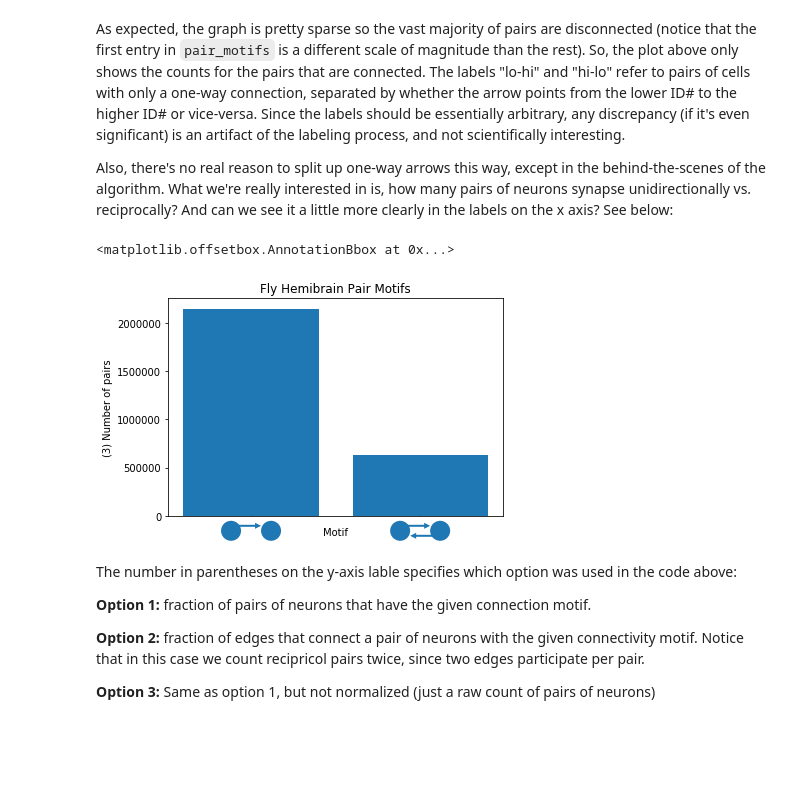
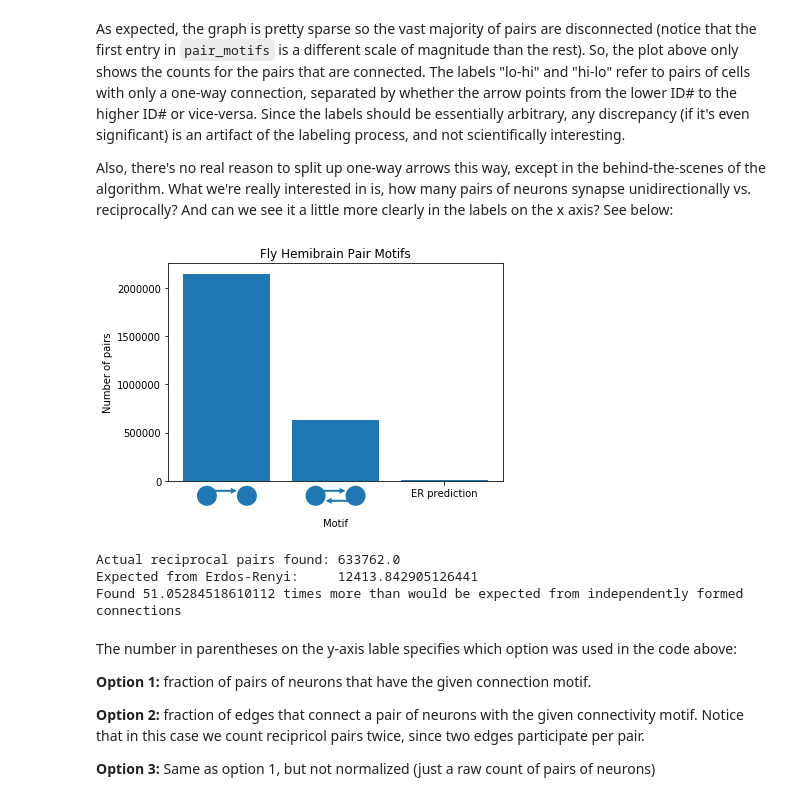
Before and after one commit to celiibrendan/nx_graph_utils, a Jupyter notebook: fly_hemibrain.ipynb, the cells around one changed output. Saved outputs shown, nothing was run; the diff lists cells and outputs as text; code cells hidden in the pictures; blank space fills up the shorter version.

Commit message:
update figure for ATLab workshop

```diff
--- a/fly_hemibrain.ipynb
+++ b/fly_hemibrain.ipynb
@@ -203,40 +207,54 @@ def triplet_motif_graphic(M,graph_x_value, xybox=(0,-5), circle_radius=10, arrow
                              bboxprops={"edgecolor" : "none"})
     return motif_ab
 # %%
-import matplotlib.patches as mpatches
-from matplotlib.offsetbox import DrawingArea, OffsetImage, AnnotationBbox
+# import matplotlib.patches as mpatches
+# from matplotlib.offsetbox import DrawingArea, OffsetImage, AnnotationBbox
 
 n_edges = nx.number_of_edges(FlyBrain)
 n_pairs = n_nodes * (n_nodes - 1) // 2
+
+ER_expected_reciprocal = (nx.density(FlyBrain) ** 2) * n_pairs
 
 # The second answer from stackoverflow:
 fig, ax = plt.subplots()
 # Option 1: Normalize by number of pairs
 # ax.bar([1,2], [(pair_motifs[1] + pair_motifs[2]) / n_pairs, pair_motifs[3] / n_pairs])
 # plt.ylabel("(1) Fraction of pairs")
 
 # Option 2: Normalize by number of edges. In this case, double count reciprocal connections
 # ax.bar([1,2], [(pair_motifs[1] + pair_motifs[2]) / n_edges, 2 * pair_motifs[3] / n_edges])
 # plt.ylabel("(2) Fraction of edges")
 
 # Option 3: Unnormalized (just the counts)
-ax.bar([1,2], [(pair_motifs[1] + pair_motifs[2]), pair_motifs[3]])
-plt.ylabel("(3) Number of pairs")
+plot_option = 3
+ax.bar([1,2,3], [(pair_motifs[1] + pair_motifs[2]), pair_motifs[3], ER_expected_reciprocal])
+plt.ylabel("Number of pairs")
 
-plt.xlabel("Motif")
+plt.xlabel("Motif", labelpad=20)
 plt.title("Fly Hemibrain Pair Motifs")
 
-ax.get_xaxis().set_ticks([1,2])
-ax.get_xaxis().set_ticklabels([])
+ax.get_xaxis().set_ticks([1,2,3])
+ax.get_xaxis().set_ticklabels(["1 way","recip"])
 
 # one-way arrow motif graphic:
 ax.add_artist(pair_motif_graphic(np.array([[0,1],[0,0]]), 1))
 
 # two-way arrow motif graphic:
 ax.add_artist(pair_motif_graphic(np.array([[0,1],[1,0]]), 2))
+
+# if option 3 is used, add one more pair motif image
+if plot_option is 3:
+    ax.get_xaxis().set_ticklabels(["1 way", "recip", "ER prediction"])
 # %% [output]
-<matplotlib.offsetbox.AnnotationBbox at 0x...>
-[figure, old version]
+[figure, new version]
+# %%
+print("Actual reciprocal pairs found:",pair_motifs[3])
+print("Expected from Erdos-Renyi:    ",ER_expected_reciprocal)
+print("Found",pair_motifs[3]/ER_expected_reciprocal,"times more than would be expected from independently formed connections")
+# %% [output]
+Actual reciprocal pairs found: 633762.0
+Expected from Erdos-Renyi:     12413.842905126441
+Found 51.05284518610112 times more than would be expected from independently formed connections
 # %% [markdown]
 The number in parentheses on the y-axis lable specifies which option was used in the code above:
 
```
Also changed, not shown: parts of 9 cells of this notebook.
